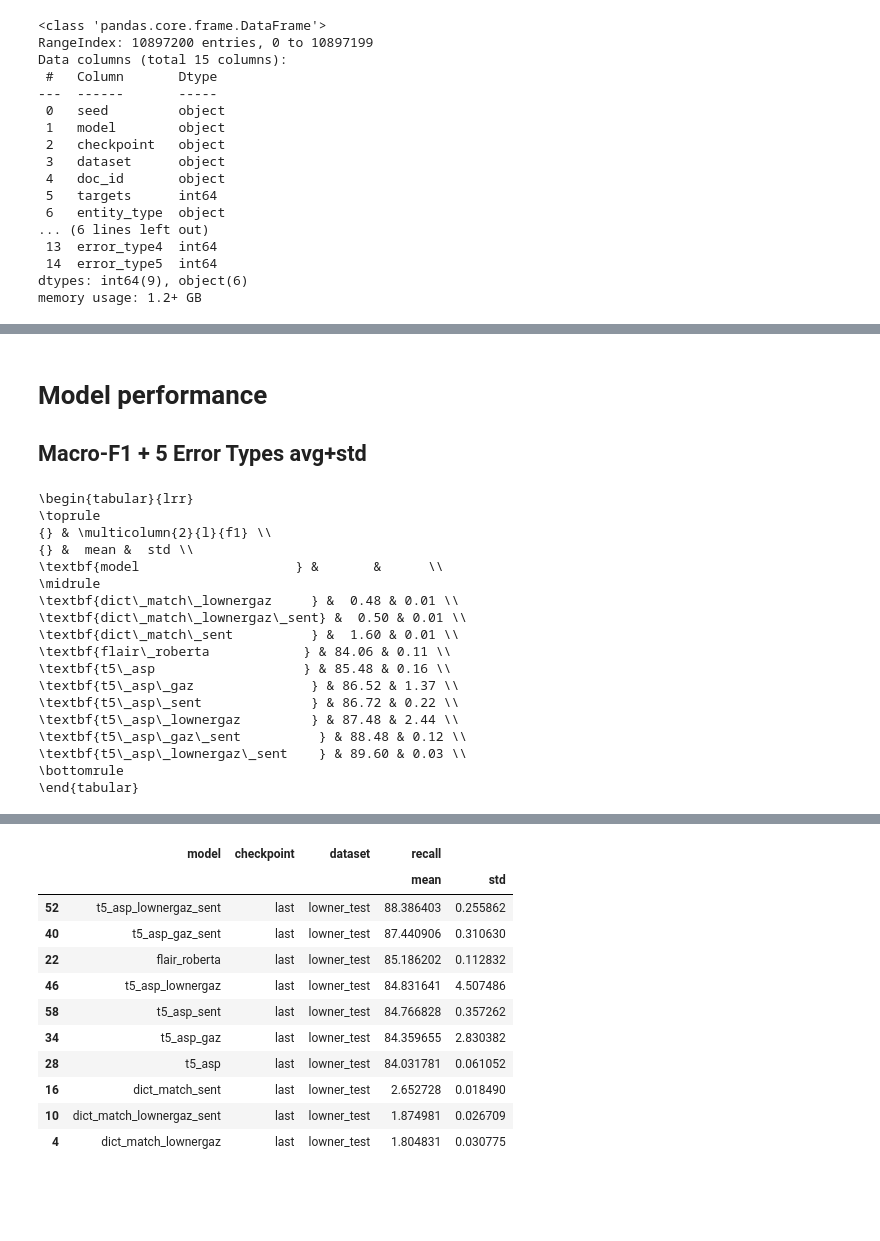
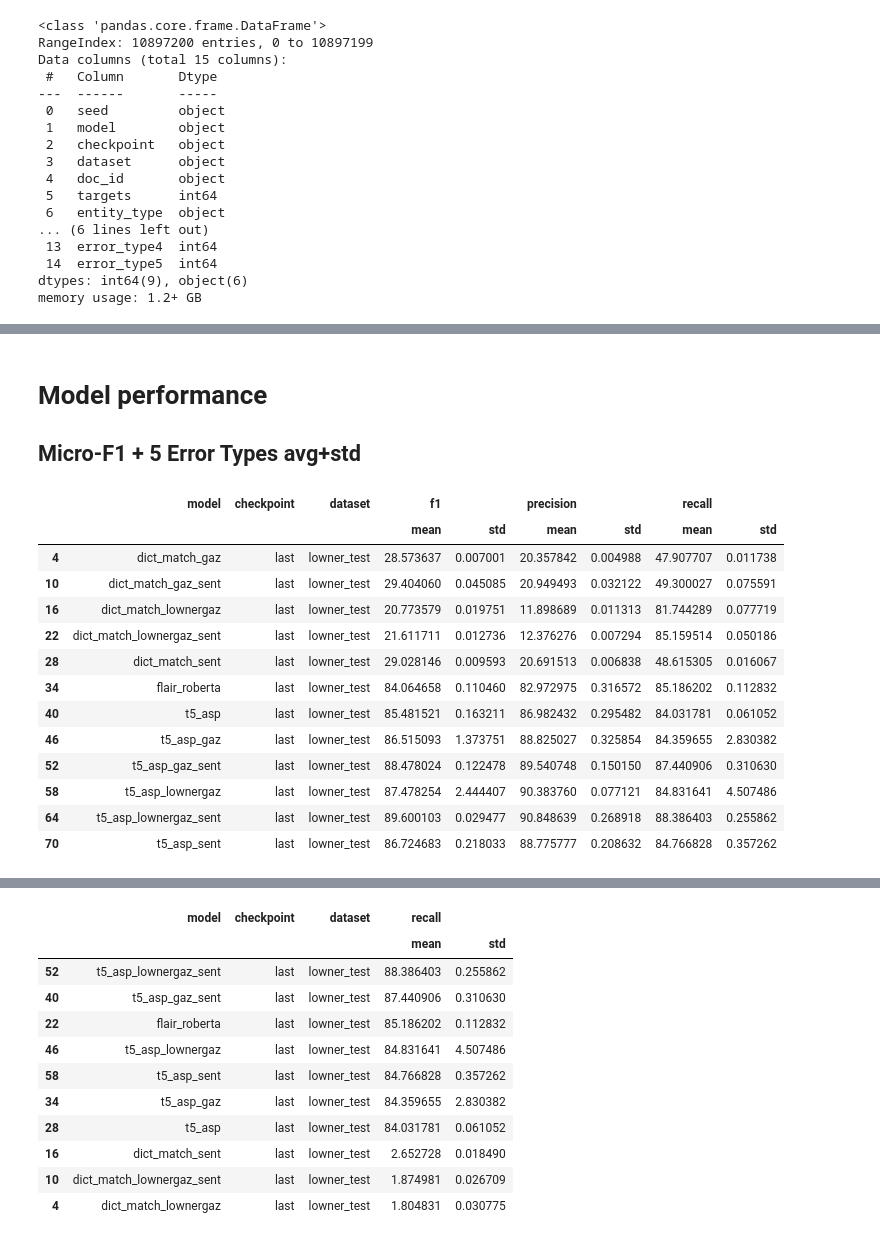
Before and after one commit to roebbert92/thesis, a Jupyter notebook: evaluations/01_performance.ipynb, the cells around one changed output, grey strips where cells are left out. Cells and saved outputs as stored; diff of their text form; code cells hidden in the pictures; blank space fills up the shorter version.

```diff
--- a/evaluations/01_performance.ipynb
+++ b/evaluations/01_performance.ipynb
@@ -51,4 +52,4 @@ metrics_df.describe()
 | max | 1.200000e+01 | 1.200000e+01 | 8.000000e+00 | 7.000000e+00 | 7.000000e+00 | 8.000000e+00 | 6.000000e+00 | 3.000000e+00 | 5.000000e+00 |
 # %% [markdown]
 # Model performance
-## Macro-F1 + 5 Error Types avg+std
+## Micro-F1 + 5 Error Types avg+std
@@ -94,29 +56,20 @@ def get_correct_latex_format(df: pd.DataFrame, columns: List[str]):
 # %%
-# Macro - F1
-from evaluations.performance_01 import get_f1
-result = get_f1(metrics_df, "last", "lowner_test")
+# Micro - F1
+from evaluations.performance_01 import get_micro_f1_precision_recall
+result = get_micro_f1_precision_recall(metrics_df, "last", "lowner_test")
+result
+# %% [output]
+|  | model | checkpoint | dataset | f1 |  | precision |  | recall |  |
+|  |  |  |  | mean | std | mean | std | mean | std |
+| 4 | dict_match_gaz | last | lowner_test | 28.573637 | 0.007001 | 20.357842 | 0.004988 | 47.907707 | 0.011738 |
+| 10 | dict_match_gaz_sent | last | lowner_test | 29.404060 | 0.045085 | 20.949493 | 0.032122 | 49.300027 | 0.075591 |
+| 16 | dict_match_lownergaz | last | lowner_test | 20.773579 | 0.019751 | 11.898689 | 0.011313 | 81.744289 | 0.077719 |
+| 22 | dict_match_lownergaz_sent | last | lowner_test | 21.611711 | 0.012736 | 12.376276 | 0.007294 | 85.159514 | 0.050186 |
+| 28 | dict_match_sent | last | lowner_test | 29.028146 | 0.009593 | 20.691513 | 0.006838 | 48.615305 | 0.016067 |
+| 34 | flair_roberta | last | lowner_test | 84.064658 | 0.110460 | 82.972975 | 0.316572 | 85.186202 | 0.112832 |
+| 40 | t5_asp | last | lowner_test | 85.481521 | 0.163211 | 86.982432 | 0.295482 | 84.031781 | 0.061052 |
+| 46 | t5_asp_gaz | last | lowner_test | 86.515093 | 1.373751 | 88.825027 | 0.325854 | 84.359655 | 2.830382 |
+| 52 | t5_asp_gaz_sent | last | lowner_test | 88.478024 | 0.122478 | 89.540748 | 0.150150 | 87.440906 | 0.310630 |
+| 58 | t5_asp_lownergaz | last | lowner_test | 87.478254 | 2.444407 | 90.383760 | 0.077121 | 84.831641 | 4.507486 |
+| 64 | t5_asp_lownergaz_sent | last | lowner_test | 89.600103 | 0.029477 | 90.848639 | 0.268918 | 88.386403 | 0.255862 |
+| 70 | t5_asp_sent | last | lowner_test | 86.724683 | 0.218033 | 88.775777 | 0.208632 | 84.766828 | 0.357262 |
-# %%
-
-print(result[["model", "f1"]].sort_values(("f1", "mean"), ascending=True).set_index("model").to_latex(
-    float_format="%.2f",
-    bold_rows=True
-))
-# %% [output]
-\begin{tabular}{lrr}
-\toprule
-{} & \multicolumn{2}{l}{f1} \\
-{} &  mean &  std \\
-\textbf{model                    } &       &      \\
-\midrule
-\textbf{dict\_match\_lownergaz     } &  0.48 & 0.01 \\
-\textbf{dict\_match\_lownergaz\_sent} &  0.50 & 0.01 \\
-\textbf{dict\_match\_sent          } &  1.60 & 0.01 \\
-\textbf{flair\_roberta            } & 84.06 & 0.11 \\
-\textbf{t5\_asp                   } & 85.48 & 0.16 \\
-\textbf{t5\_asp\_gaz               } & 86.52 & 1.37 \\
-\textbf{t5\_asp\_sent              } & 86.72 & 0.22 \\
-\textbf{t5\_asp\_lownergaz         } & 87.48 & 2.44 \\
-\textbf{t5\_asp\_gaz\_sent          } & 88.48 & 0.12 \\
-\textbf{t5\_asp\_lownergaz\_sent    } & 89.60 & 0.03 \\
-\bottomrule
-\end{tabular}
```
Also changed, not shown: parts of 15 cells of this notebook, 7 other files.
